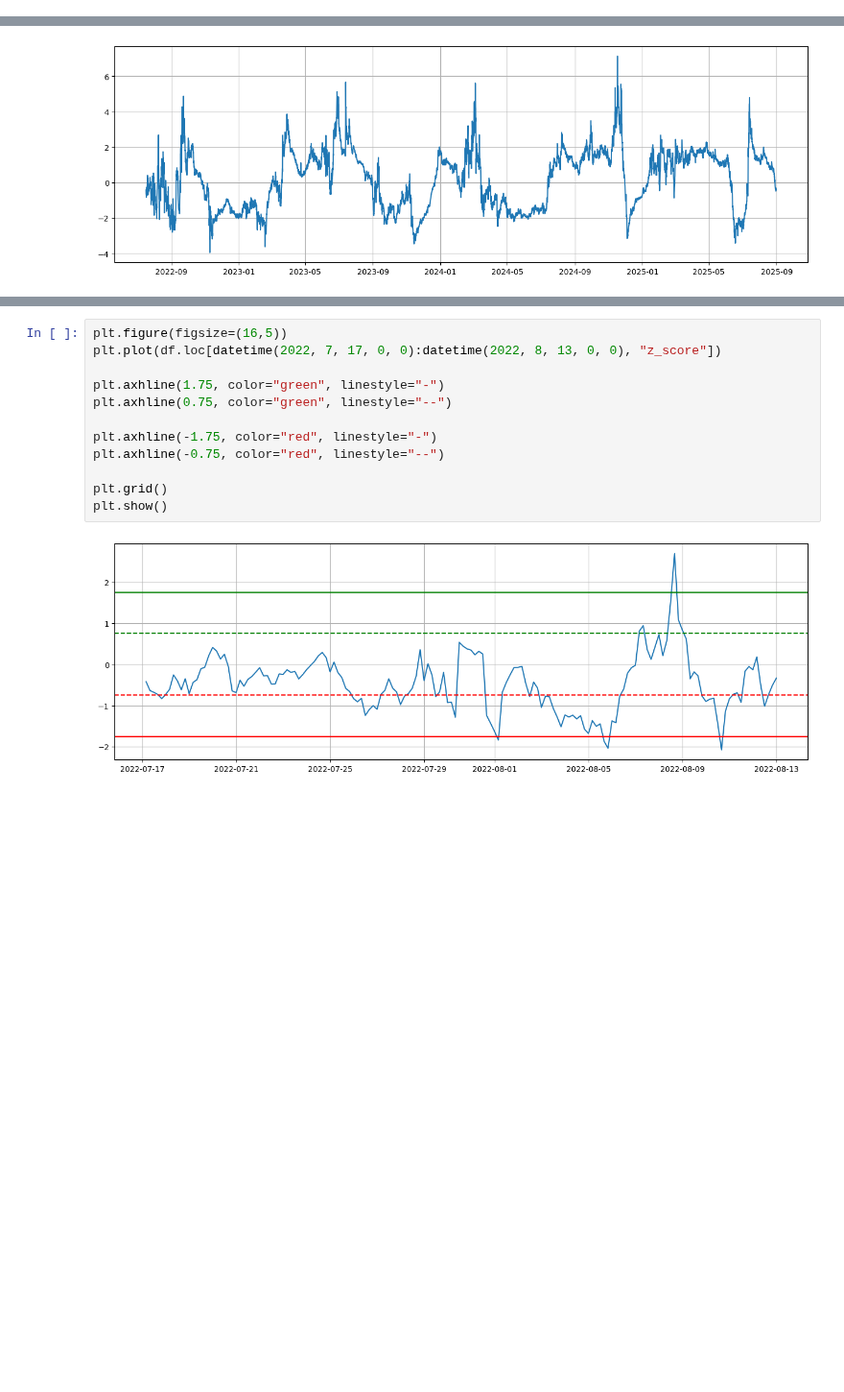
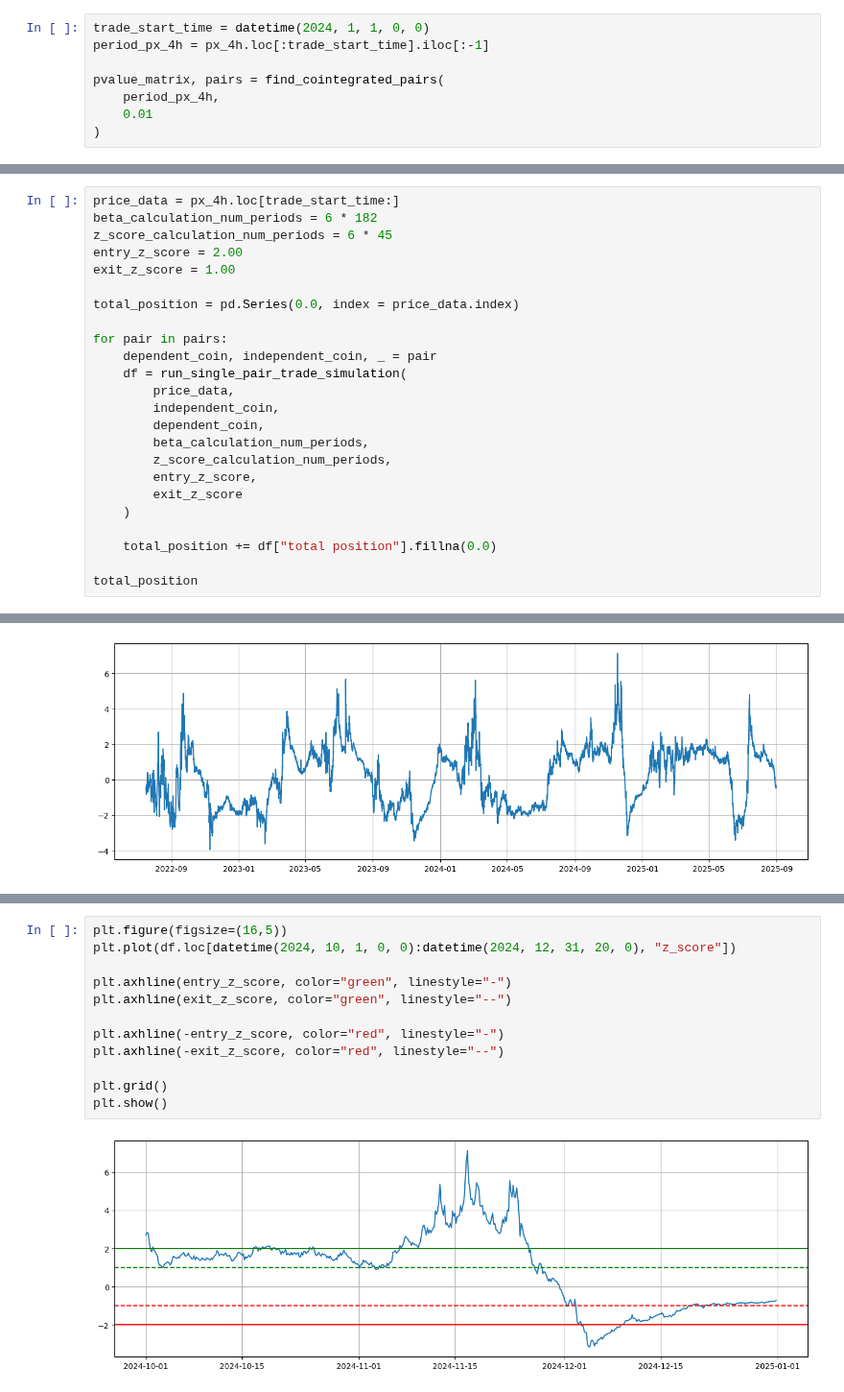
Before and after one commit to wbchristerson/crypto-strategies, a Jupyter notebook: updated_statistical_arbitrage_cointegration_4.ipynb, the cells around one changed output, grey strips where cells are left out. Shown at 96% size. Saved outputs shown, nothing was run; the diff lists cells and outputs as text; blank space fills up the shorter version.

Commit message:
experiment with different parameters for trade simulation with pandas dataframes

```diff
--- a/updated_statistical_arbitrage_cointegration_4.ipynb
+++ b/updated_statistical_arbitrage_cointegration_4.ipynb
@@ -276,0 +477,8 @@ z_scores = (spread - spread.rolling(6 * 45).mean()) / spread.rolling(6 * 45).std
+# %%
+trade_start_time = datetime(2024, 1, 1, 0, 0)
+period_px_4h = px_4h.loc[:trade_start_time].iloc[:-1]
+
+pvalue_matrix, pairs = find_cointegrated_pairs(
+    period_px_4h,
+    0.01
+)
@@ -276,0 +505,24 @@ z_scores = (spread - spread.rolling(6 * 45).mean()) / spread.rolling(6 * 45).std
+# %%
+price_data = px_4h.loc[trade_start_time:]
+beta_calculation_num_periods = 6 * 182
+z_score_calculation_num_periods = 6 * 45
+entry_z_score = 2.00
+exit_z_score = 1.00
+
+total_position = pd.Series(0.0, index = price_data.index)
+
+for pair in pairs:
+    dependent_coin, independent_coin, _ = pair
+    df = run_single_pair_trade_simulation(
+        price_data,
+        independent_coin,
+        dependent_coin,
+        beta_calculation_num_periods,
+        z_score_calculation_num_periods,
+        entry_z_score,
+        exit_z_score
+    )
+
+    total_position += df["total position"].fillna(0.0)
+
+total_position
@@ -351,16 +658,16 @@ df
 # %%
 plt.figure(figsize=(16,5))
-plt.plot(df.loc[datetime(2022, 7, 17, 0, 0):datetime(2022, 8, 13, 0, 0), "z_score"])
+plt.plot(df.loc[datetime(2024, 10, 1, 0, 0):datetime(2024, 12, 31, 20, 0), "z_score"])
 
-plt.axhline(1.75, color="green", linestyle="-")
-plt.axhline(0.75, color="green", linestyle="--")
+plt.axhline(entry_z_score, color="green", linestyle="-")
+plt.axhline(exit_z_score, color="green", linestyle="--")
 
-plt.axhline(-1.75, color="red", linestyle="-")
-plt.axhline(-0.75, color="red", linestyle="--")
+plt.axhline(-entry_z_score, color="red", linestyle="-")
+plt.axhline(-exit_z_score, color="red", linestyle="--")
 
 plt.grid()
 plt.show()
 # %% [output]
-[figure, old version]
+[figure, new version]
 # %%
 plt.figure(figsize=(16,5))
```
Also changed, not shown: parts of 43 cells of this notebook.
